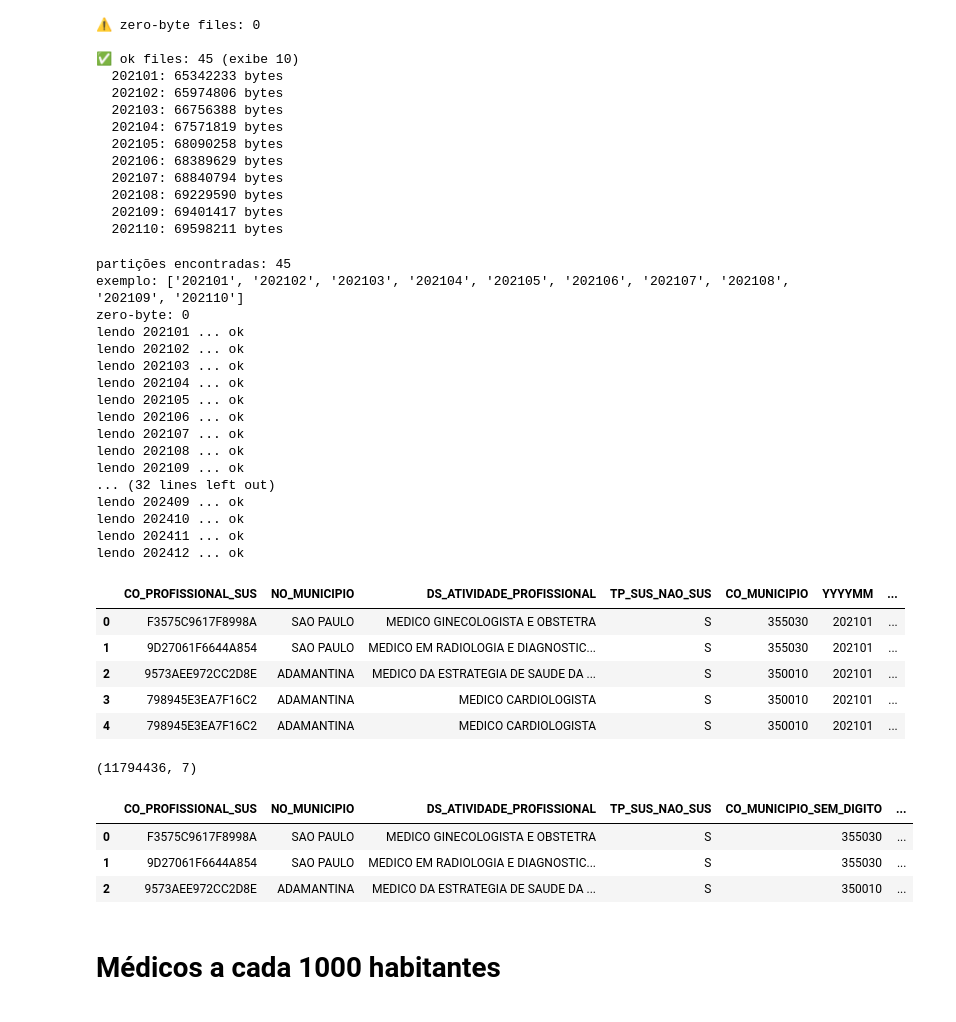
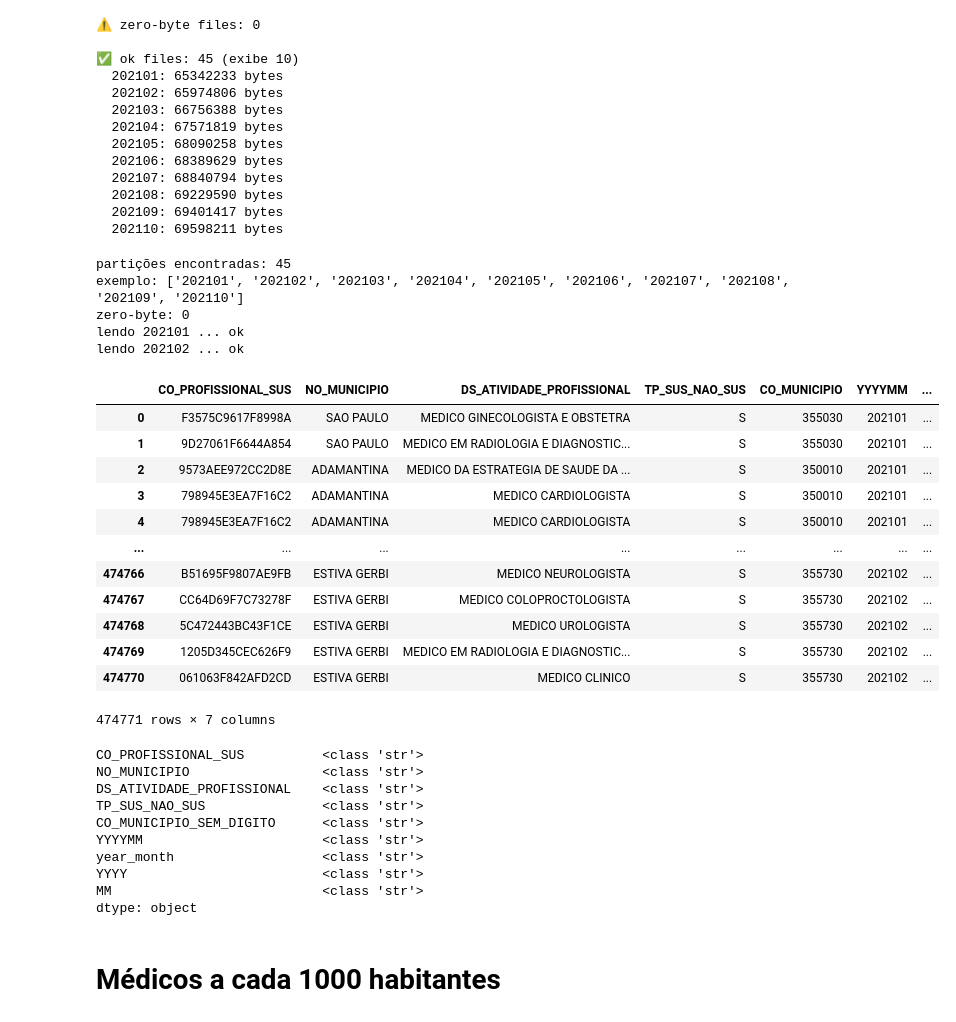
Before and after one commit to caio-maximiano/cnes-project-analysis, a Jupyter notebook: exploration/creating_metrics_sp.ipynb, the cells around one changed output. Cells and saved outputs as stored; diff of their text form; code cells hidden in the pictures.

```diff
--- a/exploration/creating_metrics_sp.ipynb
+++ b/exploration/creating_metrics_sp.ipynb
@@ -123,7 +123,7 @@ if zeros:
         print("  ", ym, "->", p)
 
 # ler rapidamente 2 partições para teste (só algumas colunas)
-test_yms = yms  # pegue outras se preferir
+test_yms = yms[:2]  # pegue outras se preferir
 dfs = []
 for ym in test_yms:
     df = read_partition(
@@ -138,28 +138,23 @@ exemplo: ['202101', '202102', '202103', '202104', '202105', '202106', '202107',
 zero-byte: 0
 lendo 202101 ... ok
 lendo 202102 ... ok
-lendo 202103 ... ok
-lendo 202104 ... ok
-lendo 202105 ... ok
-lendo 202106 ... ok
-lendo 202107 ... ok
-lendo 202108 ... ok
-lendo 202109 ... ok
-... (32 lines left out)
-lendo 202409 ... ok
-lendo 202410 ... ok
-lendo 202411 ... ok
-lendo 202412 ... ok
-|  | CO_PROFISSIONAL_SUS | NO_MUNICIPIO | DS_ATIVIDADE_PROFISSIONAL | TP_SUS_NAO_SUS | CO_MUNICIPIO | YYYYMM | ... |
-| 0 | F3575C9617F8998A | SAO PAULO | MEDICO GINECOLOGISTA E OBSTETRA | S | 355030 | 202101 | ... |
-| 1 | 9D27061F6644A854 | SAO PAULO | MEDICO EM RADIOLOGIA E DIAGNOSTIC... | S | 355030 | 202101 | ... |
-| 2 | 9573AEE972CC2D8E | ADAMANTINA | MEDICO DA ESTRATEGIA DE SAUDE DA ... | S | 350010 | 202101 | ... |
-| 3 | 798945E3EA7F16C2 | ADAMANTINA | MEDICO CARDIOLOGISTA | S | 350010 | 202101 | ... |
-| 4 | 798945E3EA7F16C2 | ADAMANTINA | MEDICO CARDIOLOGISTA | S | 350010 | 202101 | ... |
-# %%
-df_sample.shape
-# %% [output]
-(11794436, 7)
+# %%
+df = pd.concat(dfs, ignore_index=True)
+df
+# %% [output]
+|  | CO_PROFISSIONAL_SUS | NO_MUNICIPIO | DS_ATIVIDADE_PROFISSIONAL | TP_SUS_NAO_SUS | CO_MUNICIPIO | YYYYMM | ... |
+| 0 | F3575C9617F8998A | SAO PAULO | MEDICO GINECOLOGISTA E OBSTETRA | S | 355030 | 202101 | ... |
+| 1 | 9D27061F6644A854 | SAO PAULO | MEDICO EM RADIOLOGIA E DIAGNOSTIC... | S | 355030 | 202101 | ... |
+| 2 | 9573AEE972CC2D8E | ADAMANTINA | MEDICO DA ESTRATEGIA DE SAUDE DA ... | S | 350010 | 202101 | ... |
+| 3 | 798945E3EA7F16C2 | ADAMANTINA | MEDICO CARDIOLOGISTA | S | 350010 | 202101 | ... |
+| 4 | 798945E3EA7F16C2 | ADAMANTINA | MEDICO CARDIOLOGISTA | S | 350010 | 202101 | ... |
+| ... | ... | ... | ... | ... | ... | ... | ... |
+| 474766 | B51695F9807AE9FB | ESTIVA GERBI | MEDICO NEUROLOGISTA | S | 355730 | 202102 | ... |
+| 474767 | CC64D69F7C73278F | ESTIVA GERBI | MEDICO COLOPROCTOLOGISTA | S | 355730 | 202102 | ... |
+| 474768 | 5C472443BC43F1CE | ESTIVA GERBI | MEDICO UROLOGISTA | S | 355730 | 202102 | ... |
+| 474769 | 1205D345CEC626F9 | ESTIVA GERBI | MEDICO EM RADIOLOGIA E DIAGNOSTIC... | S | 355730 | 202102 | ... |
+| 474770 | 061063F842AFD2CD | ESTIVA GERBI | MEDICO CLINICO | S | 355730 | 202102 | ... |
+474771 rows × 7 columns
 # %%
 import unicodedata
 
@@ -215,7 +210,7 @@ def norm_city(x: str) -> str:
 import pandas as pd
 
 
-df_estab_normalized = df_sample.copy()
+df_estab_normalized = df.copy()
 
 # Normalizando nome das cidades
 df_estab_normalized["NO_MUNICIPIO"] = df_estab_normalized["NO_MUNICIPIO"].map(norm_city)
@@ -228,12 +223,18 @@ df_estab_normalized = df_estab_normalized.assign(
 
 # Casting columns
 df_estab_adjusted = cast_estab_types(df_estab_normalized)
-df_estab_adjusted.head(3) # write to gold
+df_estab_adjusted.columns.to_series().map(type)
 # %% [output]
-|  | CO_PROFISSIONAL_SUS | NO_MUNICIPIO | DS_ATIVIDADE_PROFISSIONAL | TP_SUS_NAO_SUS | CO_MUNICIPIO_SEM_DIGITO | ... |
-| 0 | F3575C9617F8998A | SAO PAULO | MEDICO GINECOLOGISTA E OBSTETRA | S | 355030 | ... |
-| 1 | 9D27061F6644A854 | SAO PAULO | MEDICO EM RADIOLOGIA E DIAGNOSTIC... | S | 355030 | ... |
-| 2 | 9573AEE972CC2D8E | ADAMANTINA | MEDICO DA ESTRATEGIA DE SAUDE DA ... | S | 350010 | ... |
+CO_PROFISSIONAL_SUS          <class 'str'>
+NO_MUNICIPIO                 <class 'str'>
+DS_ATIVIDADE_PROFISSIONAL    <class 'str'>
+TP_SUS_NAO_SUS               <class 'str'>
+CO_MUNICIPIO_SEM_DIGITO      <class 'str'>
+YYYYMM                       <class 'str'>
+year_month                   <class 'str'>
+YYYY                         <class 'str'>
+MM                           <class 'str'>
+dtype: object
 # %% [markdown]
 # Médicos a cada 1000 habitantes
 # %%
```
Also changed, not shown: parts of 4 cells of this notebook.
